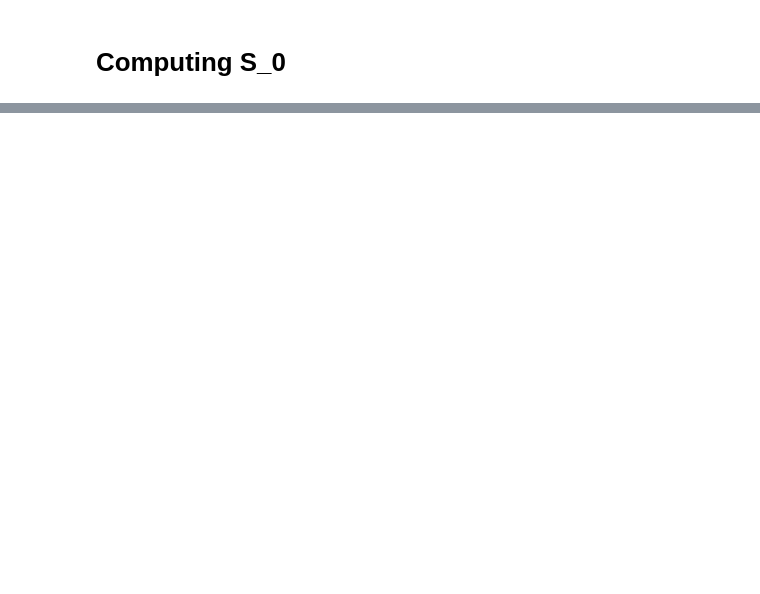
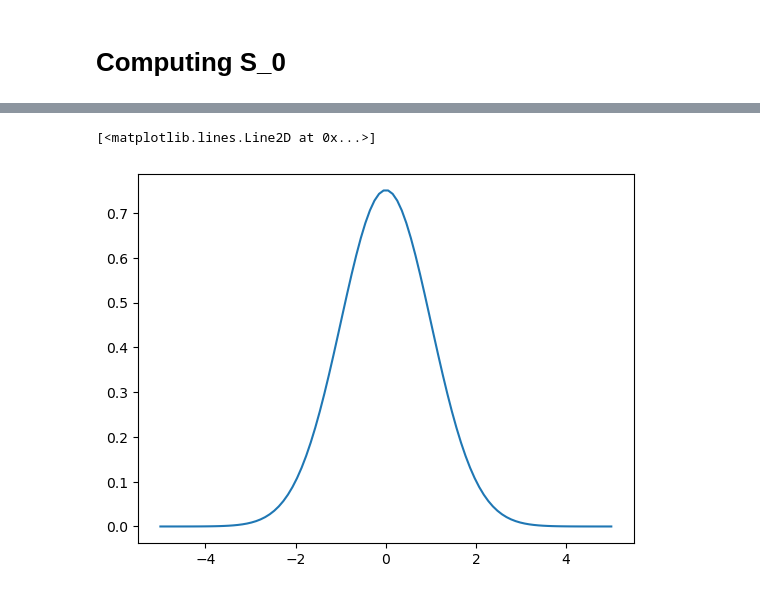
Before and after one commit to emmanuellfc/Gross-Pitaevskii, a Jupyter notebook: stochastic.ipynb, the cells around one changed output, grey strips where cells are left out. Saved outputs shown, nothing was run; the diff lists cells and outputs as text; code cells hidden in the pictures; blank space fills up the shorter version.

```diff
--- a/stochastic.ipynb
+++ b/stochastic.ipynb
@@ -169,0 +231,6 @@ Text(0, 0.5, 'Reduced entropy')
+# %%
+plt.figure()
+plt.plot(grid,psi_0, label="psi_0")
+# %% [output]
+[<matplotlib.lines.Line2D at 0x...>]
+[figure, added]
```
Also changed, not shown: parts of 9 cells of this notebook.
